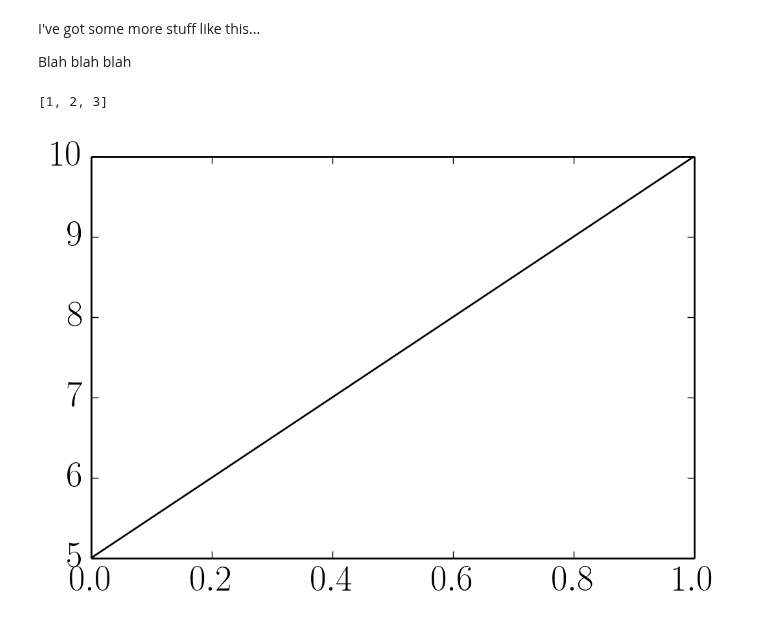
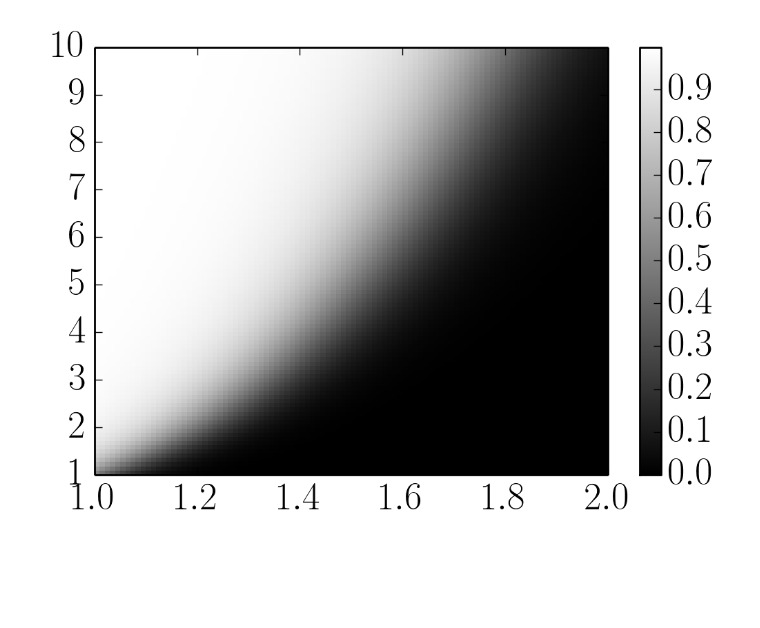
Before and after one commit to dfm-io/dfm.io, a Jupyter notebook: content/downloads/notebooks/histogram.ipynb, the cells around one changed output. Cells and saved outputs as stored; diff of their text form; code cells hidden in the pictures; blank space fills up the shorter version.

```diff
--- a/content/downloads/notebooks/histogram.ipynb
+++ b/content/downloads/notebooks/histogram.ipynb
@@ -12,15 +10,15 @@ Hey dude.
 # %%
 import numpy as np
 import matplotlib.pyplot as pl
-# %% [markdown]
-I've got some more stuff like this...
-
-Blah blah blah
-# %%
-print([1, 2, 3])
-# %% [output]
-[1, 2, 3]
-# %%
-pl.plot([0, 1], [5, 10], "k");
-# %% [output]
-[figure, removed]
+# %%
+def detection_efficiency(x, y):
+    return 1 / (1 + np.exp((x**2 / np.sqrt(y) - 1) / 0.1))
+# %%
+x, y = np.linspace(1, 2, 101), np.linspace(1, 10, 103)
+X, Y = np.meshgrid(x, y, indexing="ij")
+pl.pcolor(X, Y, detection_efficiency(X, Y), cmap="gray")
+pl.xlim(min(x), max(x))
+pl.ylim(min(y), max(y))
+pl.colorbar();
+# %% [output]
+[figure, added]
```
Also changed, not shown: parts of 9 cells of this notebook, 25 other files.
